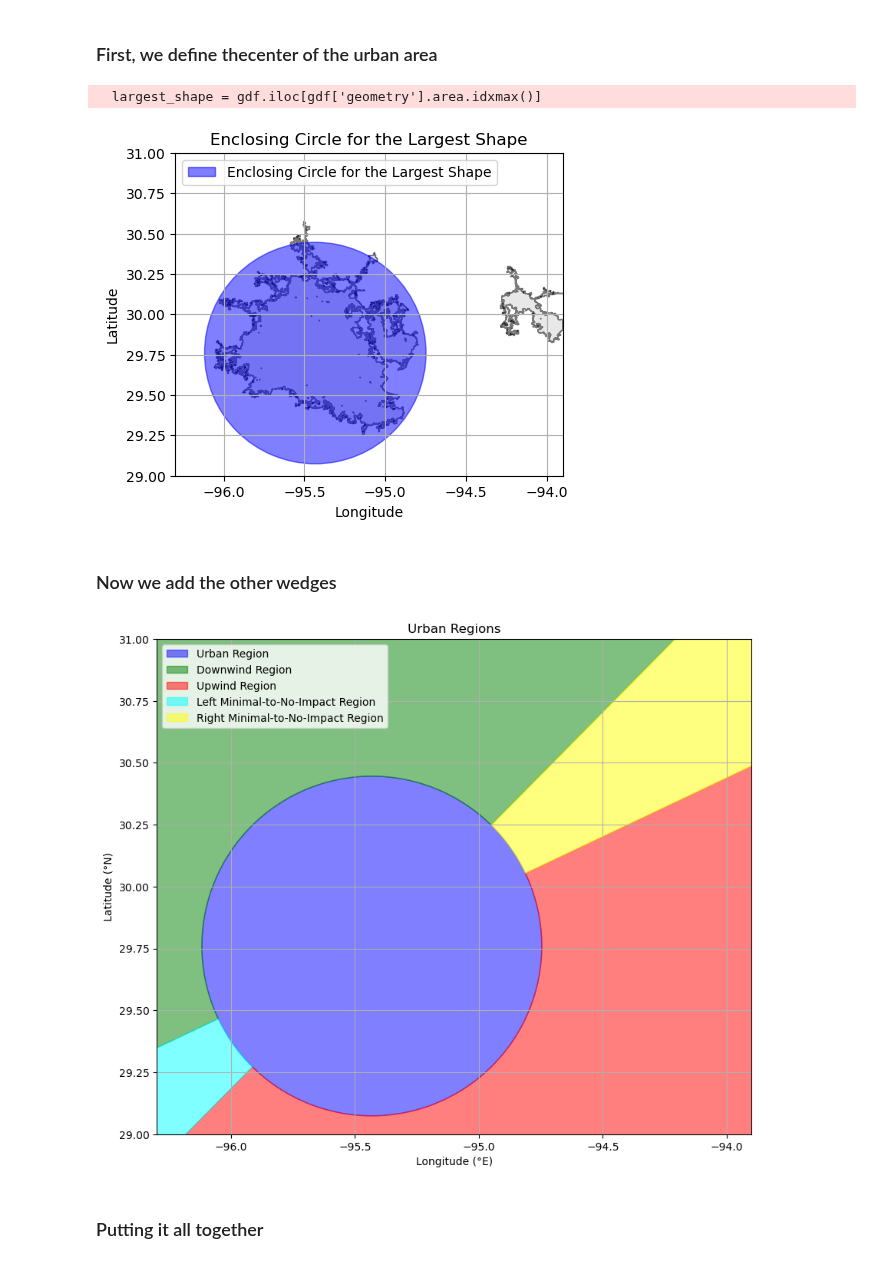
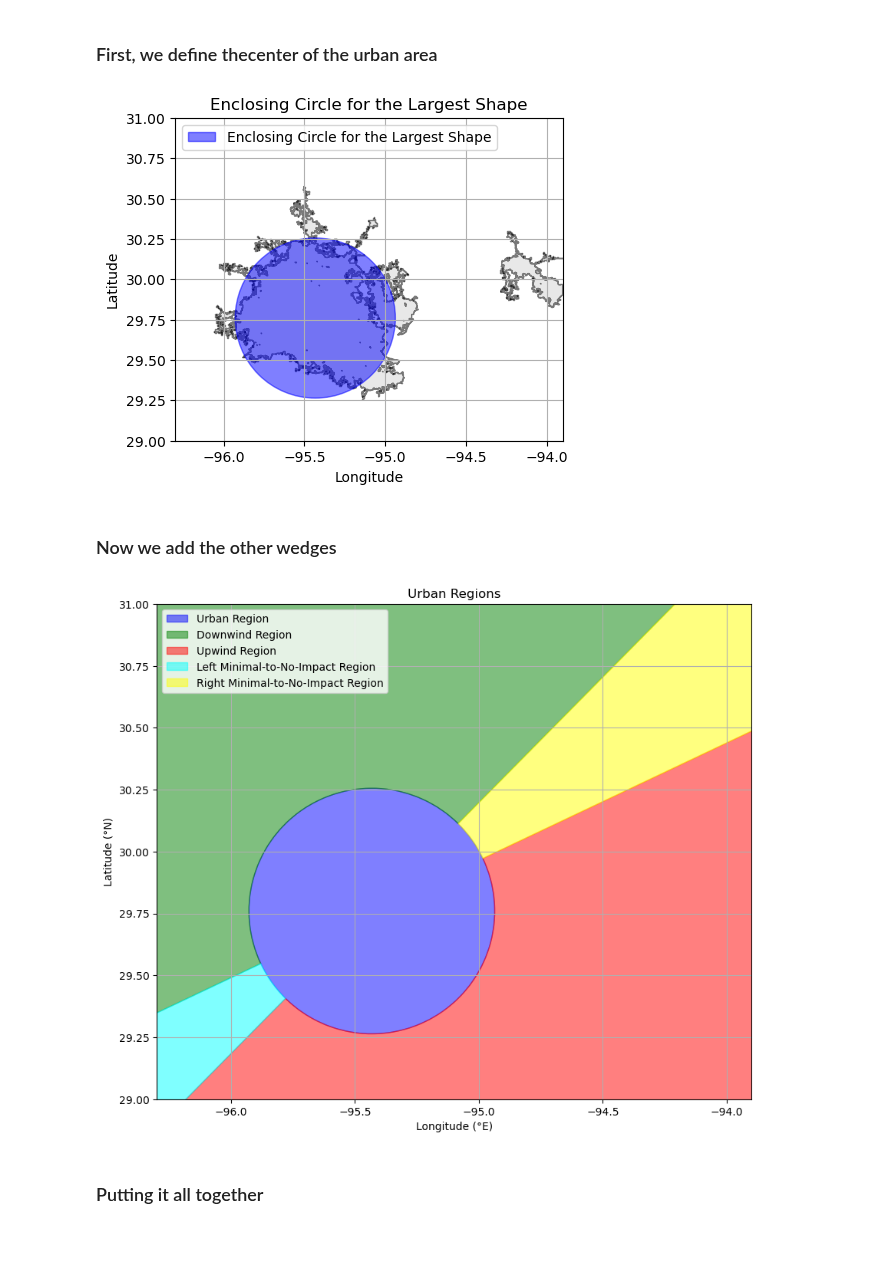
Before and after one commit to oluwafemiomitusa/Geospatial-Analysis, a Jupyter notebook: Second_part/Jupyter Notebooks/New/define_coordinate_system.ipynb, the cells around one changed output. Saved outputs shown, nothing was run; the diff lists cells and outputs as text; code cells hidden in the pictures.

```diff
--- a/Second_part/Jupyter Notebooks/New/define_coordinate_system.ipynb
+++ b/Second_part/Jupyter Notebooks/New/define_coordinate_system.ipynb
@@ -149,7 +149,7 @@ shape_data = []
 # For each individual shape, compute the enclosing circle, area, and centroid
 for shape in shapes:
     # Compute the minimum enclosing circle for the shape
-    enclosing_circle = shape.convex_hull.minimum_rotated_rectangle.boundary.minimum_rotated_rectangle.buffer(0.2).boundary
+    enclosing_circle = shape.convex_hull.minimum_rotated_rectangle.boundary.minimum_rotated_rectangle.buffer(0.01).boundary
     enclosing_circle_center = Point(enclosing_circle.centroid.x, enclosing_circle.centroid.y)
     enclosing_circle_radius = enclosing_circle.distance(enclosing_circle_center)
 
@@ -166,35 +166,34 @@ for shape in shapes:
         "shape_area": shape_area,
         "shape_centroid": (shape_centroid.x, shape_centroid.y)
     })
 
 # Identify the shape with the largest enclosing circle
 largest_enclosing_circle_data = max(shape_data, key=lambda x: x["enclosing_circle_radius"])
 
 # Plot the shapefile and the enclosing circle for the largest shape
 fig, ax = plt.subplots(figsize=(5, 5))
 gdf.plot(ax=ax, color='lightgrey', edgecolor='black', alpha=0.5)
 
 # Drawing the enclosing circle for the largest shape
 enclosing_circle = patches.Circle(largest_enclosing_circle_data["enclosing_circle_center"],
                                   largest_enclosing_circle_data["enclosing_circle_radius"],
                                   color='blue', alpha=0.5, label='Enclosing Circle for the Largest Shape')
 ax.add_patch(enclosing_circle)
 
 # Setting plot properties
 ax.set_xlim(-96.3, -93.9)
 ax.set_ylim(29, 31)
 ax.set_aspect('equal', 'box')
 ax.set_title("Enclosing Circle for the Largest Shape")
 ax.legend(loc='upper left')
 
 plt.xlabel("Longitude")
 plt.ylabel("Latitude")
 plt.grid(True)
 
 plt.show()
 # %% [output]
-  largest_shape = gdf.iloc[gdf['geometry'].area.idxmax()]
-[figure, old version]
+[figure, new version]
 # %% [markdown]
 ### Now we add the other wedges
 # %%
@@ -252,7 +251,7 @@ plt.grid(True)
 
 plt.show()
 # %% [output]
-[figure, old version]
+[figure, new version]
 # %% [markdown]
 ### Putting it all together
 # %%
```
Also changed, not shown: parts of 7 cells of this notebook.
